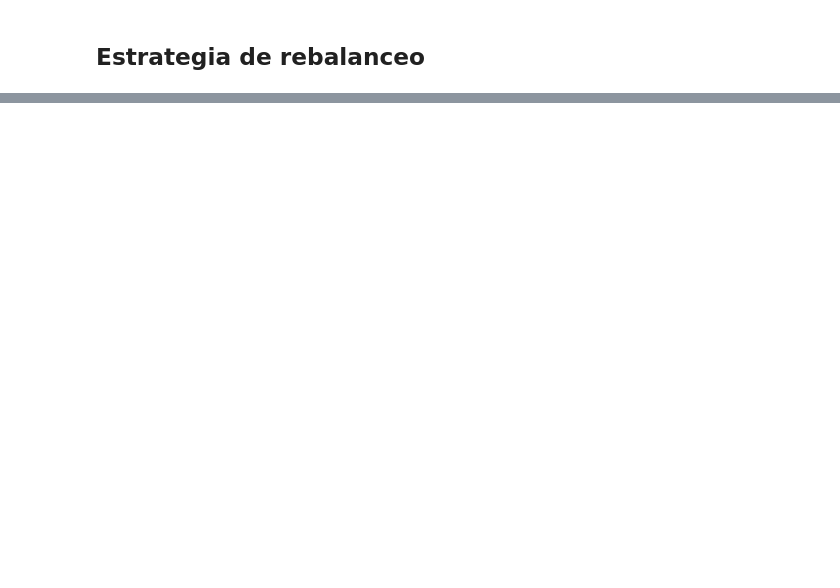
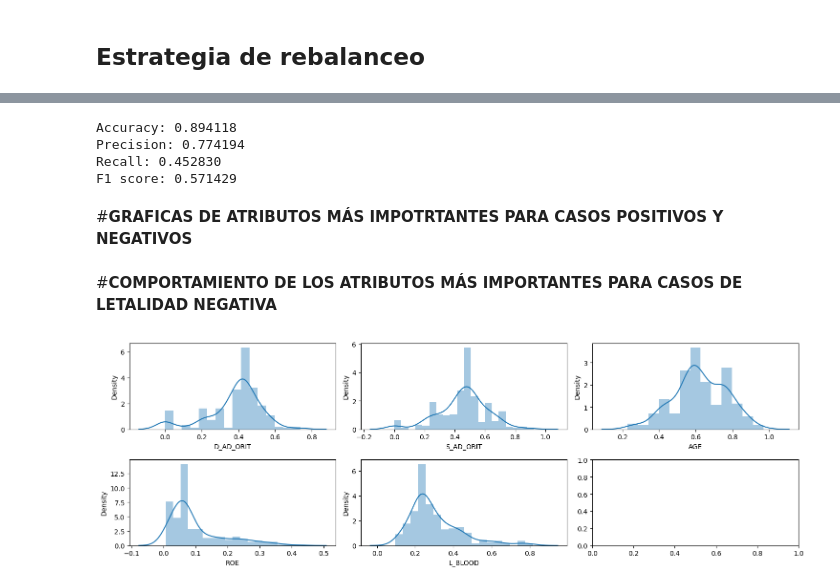
Before and after one commit to dp202204/Proyecto-ML-2022, a Jupyter notebook: modelo_mic_Final.ipynb, the cells around one changed output, grey strips where cells are left out. Drawn from its saved outputs; the diff is of its cells as text; code cells hidden in the pictures; blank space fills up the shorter version.

```diff
--- a/modelo_mic_Final.ipynb
+++ b/modelo_mic_Final.ipynb
@@ -663,0 +1059,23 @@ weighted avg       0.86      0.83      0.84       340
+# %%
+from sklearn.metrics import precision_score, recall_score, f1_score, accuracy_score
+# accuracy: (tp + tn) / (p + n)
+accuracyTest = accuracy_score(y_test, predict_test)
+print('Accuracy: %f' % accuracyTest)
+# precision tp / (tp + fp)
+precisionTest = precision_score(y_test, predict_test)
+print('Precision: %f' %  precisionTest)
+# recall: tp / (tp + fn)
+recallTest = recall_score(y_test, predict_test)
+print('Recall: %f' % recallTest)
+# f1: 2 tp / (2 tp + fp + fn)
+f1Test = f1_score(y_test, predict_test)
+print('F1 score: %f' % f1Test)
+# %% [output]
+Accuracy: 0.894118
+Precision: 0.774194
+Recall: 0.452830
+F1 score: 0.571429
+# %% [markdown]
+#**GRAFICAS DE ATRIBUTOS MÁS IMPOTRTANTES PARA CASOS POSITIVOS Y NEGATIVOS**
+# %% [markdown]
+#**COMPORTAMIENTO DE LOS ATRIBUTOS MÁS IMPORTANTES PARA CASOS DE LETALIDAD NEGATIVA**
@@ -663,0 +1089,21 @@ weighted avg       0.86      0.83      0.84       340
+# %%
+tops=['D_AD_ORIT','S_AD_ORIT','AGE', 'ROE', 'L_BLOOD']
+
+table1=mic_data5.copy()
+criteria1 = table1['LETALIDAD']==0
+table1.drop(table1[criteria1].index, inplace=True)
+tablaSI=table1[tops]
+# %%
+width = 15
+height = 5
+
+plt.style.use("default")
+
+figure, axes = plt.subplots(nrows=2, ncols=3, figsize=(width, height))
+
+for column, axe in zip(tablaSI, axes.flatten()):
+    sns.distplot(tablaSI[column], ax=axe)
+
+plt.tight_layout()
+# %% [output]
+[figure, added]
```
Also changed, not shown: parts of 62 cells of this notebook.
